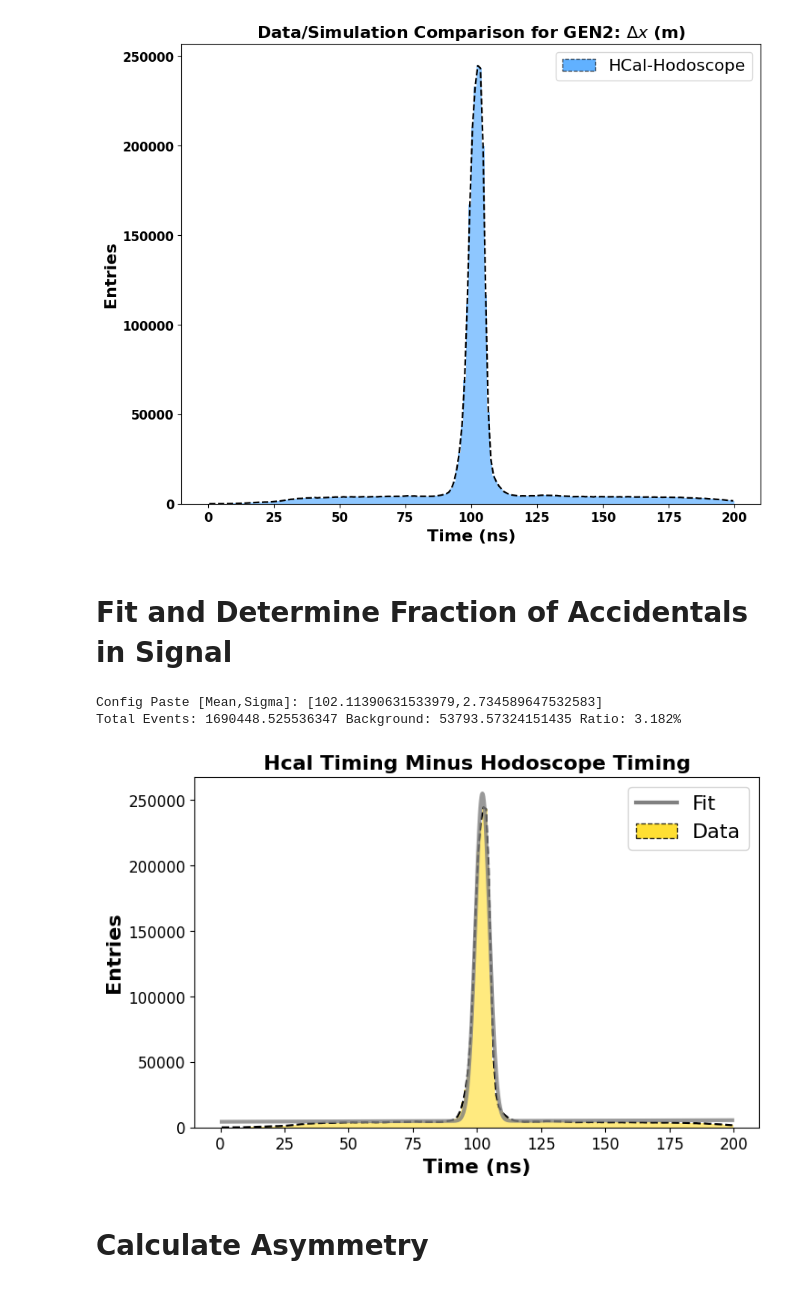
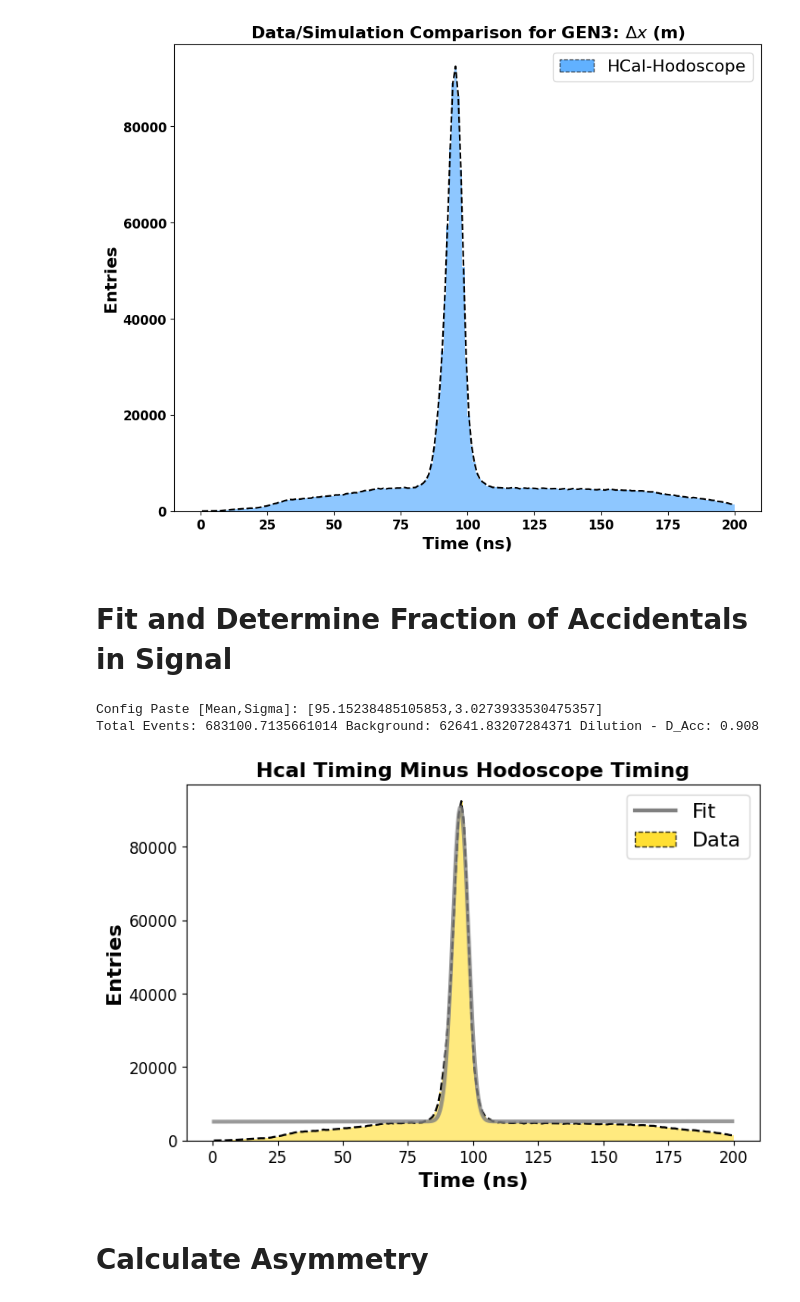
Before and after one commit to hp4xz/GEnAnalysis, a Jupyter notebook: analysis/CORRECTION_Accidentals.ipynb, the cells around one changed output. Drawn from its saved outputs; the diff is of its cells as text; code cells hidden in the pictures.

```diff
--- a/analysis/CORRECTION_Accidentals.ipynb
+++ b/analysis/CORRECTION_Accidentals.ipynb
@@ -27,6 +25,8 @@ Welcome to JupyROOT 6.26/06
 # %%
-config="2"
+config="3"
 def coincidence(config):
+    r.gErrorIgnoreLevel = r.kError  # Suppress Info and Warning messages
+
     gStyle.SetOptStat(0)
     gStyle.SetOptFit(1)
 
@@ -181,7 +165,7 @@ plt.ylabel('Entries',fontsize=fs,fontweight=fw)
 
 plt.show()
 # %% [output]
-[figure, old version]
+[figure, new version]
 # %% [markdown]
 # Fit and Determine Fraction of Accidentals in Signal
 # %%
@@ -227,43 +211,43 @@ background_events, _ = quad(pol1, x_min, x_max, args=(c, d))
 total_events, _ = quad(fit_function, x_min, x_max, args=(a, mu, sigma, c, d))
 
 # Calculate the ratio
-ratio = np.round(100 * background_events / total_events,3)
+ratio = np.round(1- background_events / total_events,3)
 
-print(f"Total Events: {total_events} Background: {background_events} Ratio: {ratio}%")
+print(f"Total Events: {total_events} Background: {background_events} Dilution - D_Acc: {ratio}")
 
 # Plotting the data and the fit
 
 plt.figure(figsize=(8,5))
 
 #____________Total Coincidence___________________________________________________________________________________________
 bin_centers,bin_contents=coin
 plt.bar(bin_centers, bin_contents, width=(bin_centers[1] - bin_centers[0]), align='center', alpha=0.5,color='gold',label="Total Fit = bg+simN+simP")
 plt.plot(bin_centers, bin_contents,'--',color='black',linewidth=lw)
 #___________________________________________________________________________________________________________
 
 x_fit = np.linspace(min(bin_centers), max(bin_centers), 1000)
 plt.plot(x_fit, fit_function(x_fit, *params), 'grey',alpha=.8,linewidth=3, label='Fit')
 
 legend_elements = [
      Line2D([0], [0], color='grey', linewidth=3, linestyle='-', label='Fit'),
     Patch(facecolor='gold', edgecolor='black', linestyle='--', label='Data',alpha=.8)]
 plt.title('Hcal Timing Minus Hodoscope Timing',fontsize=fs,fontweight=fw)
 
 plt.legend(handles=legend_elements,loc='upper right',fontsize=fs)
 plt.xticks(fontsize=fs-4)
 plt.yticks(fontsize=fs-4)
 plt.xlabel('Time (ns)',fontsize=fs,fontweight=fw)
 plt.ylabel('Entries',fontsize=fs,fontweight=fw)
 
 
 
 
 
 plt.show()
 # %% [output]
-Config Paste [Mean,Sigma]: [102.11390631533979,2.734589647532583]
-Total Events: 1690448.525536347 Background: 53793.57324151435 Ratio: 3.182%
+Config Paste [Mean,Sigma]: [95.15238485105853,3.0273933530475357]
+Total Events: 683100.7135661014 Background: 62641.83207284371 Dilution - D_Acc: 0.908
-[figure, old version]
+[figure, new version]
 # %% [markdown]
 # Calculate Asymmetry
 # %% [markdown]
```
Also changed, not shown: parts of 6 cells of this notebook, 6 other files.
